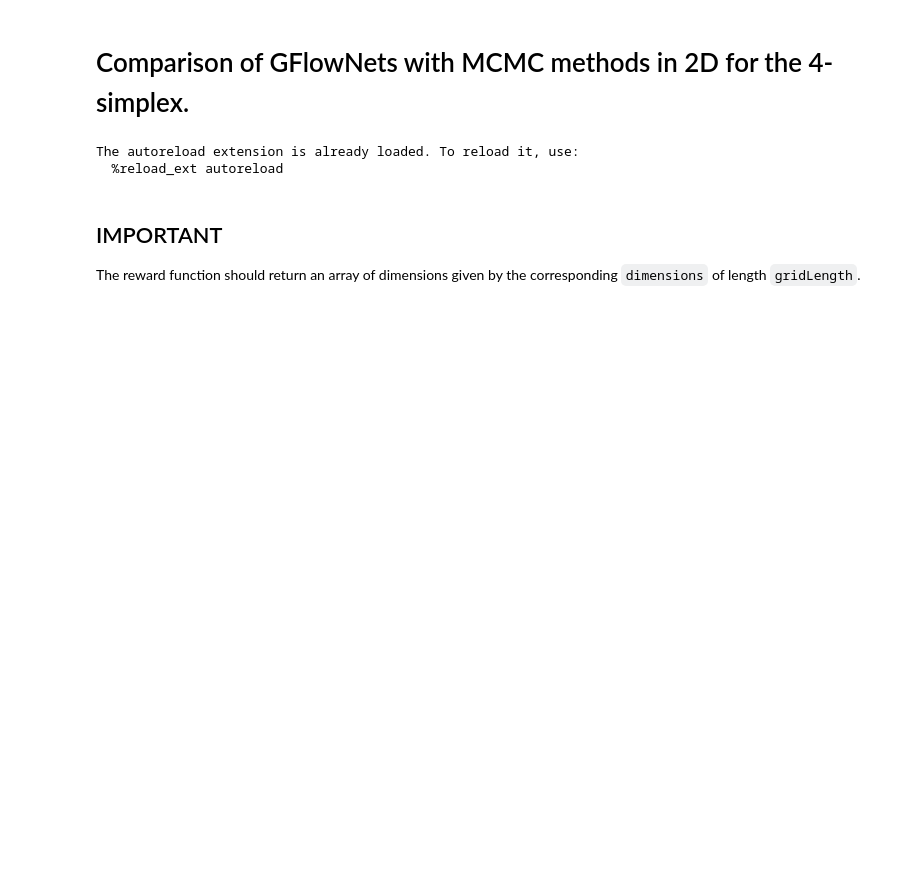
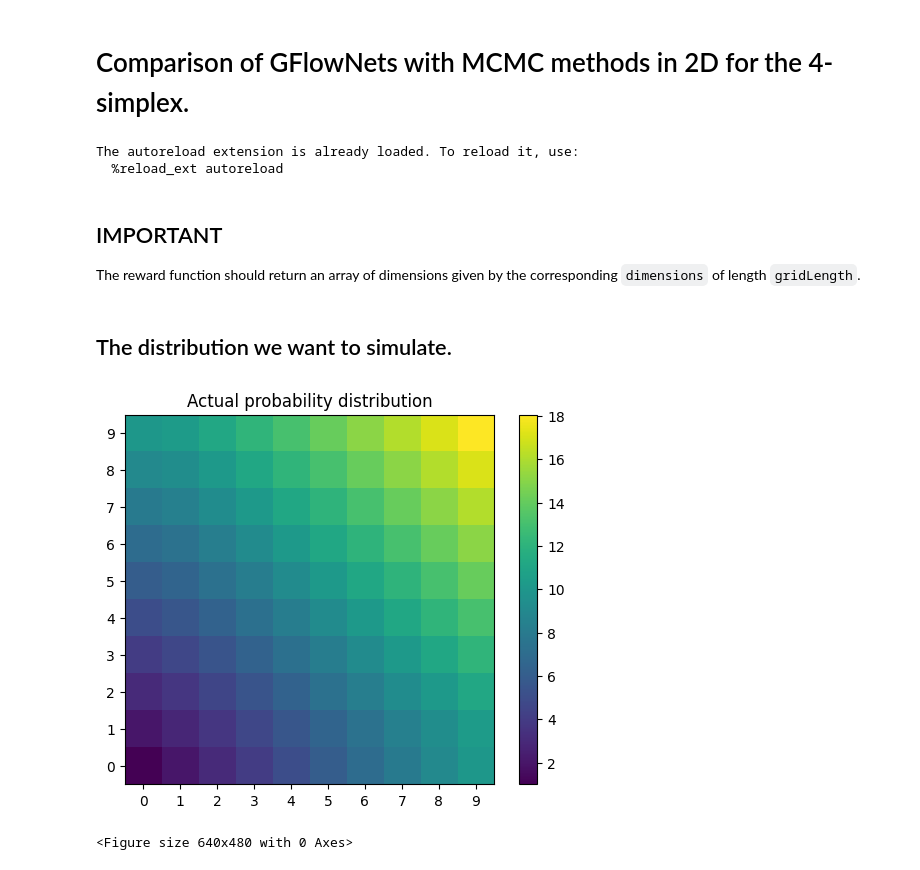
Before and after one commit to JosephRRB/torchgfn_spinfoams, a Jupyter notebook: notebooks/Comparison with MCMC 2D.ipynb, the cells around one changed output. Cells and saved outputs as stored; diff of their text form; code cells hidden in the pictures; blank space fills up the shorter version.

```diff
--- a/notebooks/Comparison with MCMC 2D.ipynb
+++ b/notebooks/Comparison with MCMC 2D.ipynb
@@ -20,7 +21,0 @@ import math
-# %%
-def rewardFunction(gridLength):
-    reward = np.empty(shape=(gridLength, gridLength))
-    for i in range(gridLength):
-        for j in range(gridLength):
-            reward[i,j] = 1/float(i+j+1)
-    return reward
@@ -28,4 +25,14 @@ def rewardFunction(gridLength):
 ## IMPORTANT
 
 The reward function should return an array of dimensions given by the corresponding `dimensions` of length `gridLength`.
+# %%
+# Suggested rewardFunction. Feel free to use your own.
+
+def rewardFunction(gridLength):
+    reward = np.empty(shape=(gridLength, gridLength))
+    for i in range(gridLength):
+        for j in range(gridLength):
+            reward[i,j] = (i+j)+int(round(gridLength/2.0))/float(i*j+int(round(gridLength/2.0)))
+
+    return reward
 # %%
@@ -46 +52,20 @@ MCMC_2D.VertexMCMC(spinJ = spinJ, iterationsNumber = iterationsNumber, batchSize
                    verbosity = verbosity, drawsFolder = drawsFolder, mean = 0., rewardFunction=rewardFunction, dimensions=2 )
+# %% [markdown]
+## The distribution we want to simulate.
+# %%
+axis = np.arange(gridLength)
+
+
+plt.xticks(axis, labels=axis.astype(str))
+plt.yticks(axis, labels=axis.astype(str))
+
+# To plot the default distribution replace rewardFunction with MCMC_2D.grid_rewards_2d(gridLength).
+plt.imshow(rewardFunction(gridLength = gridLength), cmap='viridis')
+plt.colorbar()
+plt.gca().set_title("Actual probability distribution")
+plt.gca().invert_yaxis()
+plt.show()
+plt.clf()
+# %% [output]
+[figure, added]
+<Figure size 640x480 with 0 Axes>
```
Also changed, not shown: parts of 9 cells of this notebook, 1 other file.
